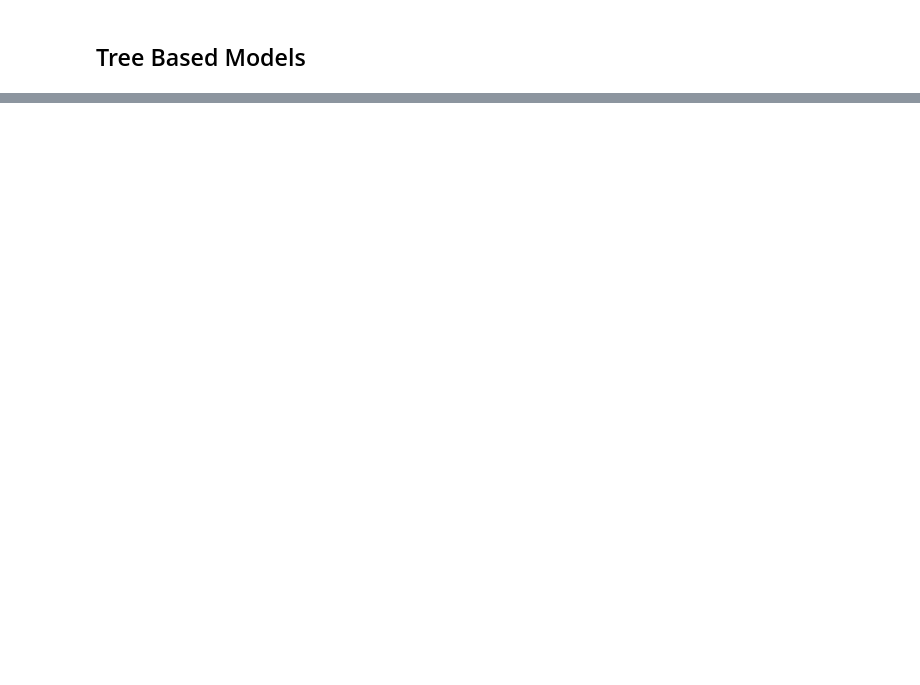
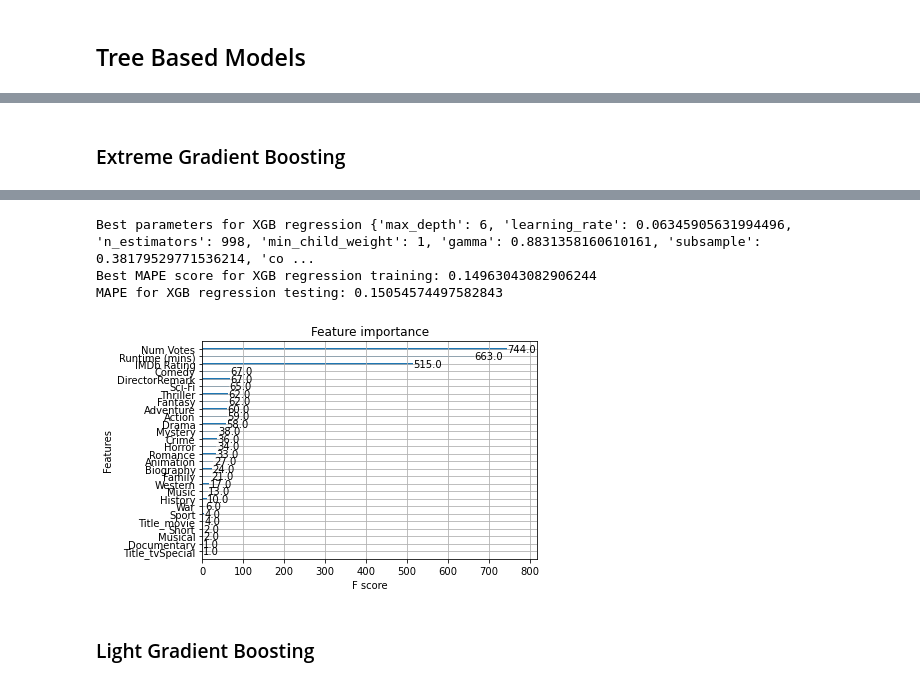
Before and after one commit to bthnsrts/ml-playground, a Jupyter notebook: Modelling.ipynb, the cells around one changed output, grey strips where cells are left out. Cells and saved outputs as stored; diff of their text form; code cells hidden in the pictures; blank space fills up the shorter version.

```diff
--- a/Modelling.ipynb
+++ b/Modelling.ipynb
@@ -428,0 +565,67 @@ MAPE for lasso regression testing: 0.13918559526857252
+# %% [markdown]
+### Extreme Gradient Boosting
+# %%
+### XGBoost
+import warnings
+import optuna
+from optuna.visualization import plot_optimization_history
+import plotly.io as pio
+import numpy as np
+from sklearn.model_selection import train_test_split, cross_val_score
+import xgboost as xgb
+
+# Ignore all warnings
+warnings.filterwarnings("ignore")
+
+def xgboost_regressor(df, X_train, X_test, y_train, y_test):
+
+    def objective(trial):
+        param = {
+            'max_depth': trial.suggest_int('max_depth', 1, 10),
+            'learning_rate': trial.suggest_float('learning_rate', 0.01, 1.0),
+            'n_estimators': trial.suggest_int('n_estimators', 50, 1000),
+            'min_child_weight': trial.suggest_int('min_child_weight', 1, 10),
+            'gamma': trial.suggest_float('gamma', 0.01, 1.0),
+            'subsample': trial.suggest_float('subsample', 0.01, 1.0),
+            'colsample_bytree': trial.suggest_float('colsample_bytree', 0.01, 1.0),
+            'reg_alpha': trial.suggest_float('reg_alpha', 0.01, 1.0),
+            'reg_lambda': trial.suggest_float('reg_lambda', 0.01, 1.0),
+            'random_state': 42
+        }
+        model = xgb.XGBRegressor(**param)
+        scores = cross_val_score(model, X_train, y_train,
+                                 cv=KFold(n_splits=5,
+                                          shuffle=True,
+                                          random_state=42),
+                                 scoring='neg_mean_absolute_percentage_error'
+                                ) # Train set is split into 3 folds, the model is trained on 2 folds and evaluated on the remaining fold. This is repeated 3 times, and the average of the 3 scores is returned.
+        # Return the mean of 3 scores
+        return scores.mean()
+
+    study = optuna.create_study(direction='maximize', study_name='XGBRegression')
+    study.optimize(objective, n_trials=10) # n_trials is the number of trials to run, each run is evaluated by cross validation score
+
+    print('Best parameters for XGB regression', study.best_params)
+    print('Best MAPE score for XGB regression training:', -1*study.best_value)
+
+    model = xgb.XGBRegressor(**study.best_params)
+    model.fit(X_train, y_train)
+    fig = plot_optimization_history(study)
+    pio.show(fig)
+
+    y_pred = model.predict(X_test)
+    mape = mean_absolute_percentage_error(y_test, y_pred)
+    print("MAPE for XGB regression testing:", mape)
+
+    return model
+
+def xgb_report(model, X_train, X_test, y_test, df):
+
+    ## Feature importance
+    xgb.plot_importance(model)
+    plt.show()
+
+model = xgboost_regressor(df, X_train, X_test, y_train, y_test)
+df['Prediction_XGB'] = model.predict(df[features])
+xgb_report(model, X_train, X_test, y_test, df)
+# %% [output]
@@ -428,0 +643,6 @@ MAPE for lasso regression testing: 0.13918559526857252
+Best parameters for XGB regression {'max_depth': 6, 'learning_rate': 0.06345905631994496, 'n_estimators': 998, 'min_child_weight': 1, 'gamma': 0.8831358160610161, 'subsample': 0.38179529771536214, 'co ...
+Best MAPE score for XGB regression training: 0.14963043082906244
+MAPE for XGB regression testing: 0.15054574497582843
+[figure, added]
+# %% [markdown]
+### Light Gradient Boosting
```
Also changed, not shown: parts of 17 cells of this notebook.
